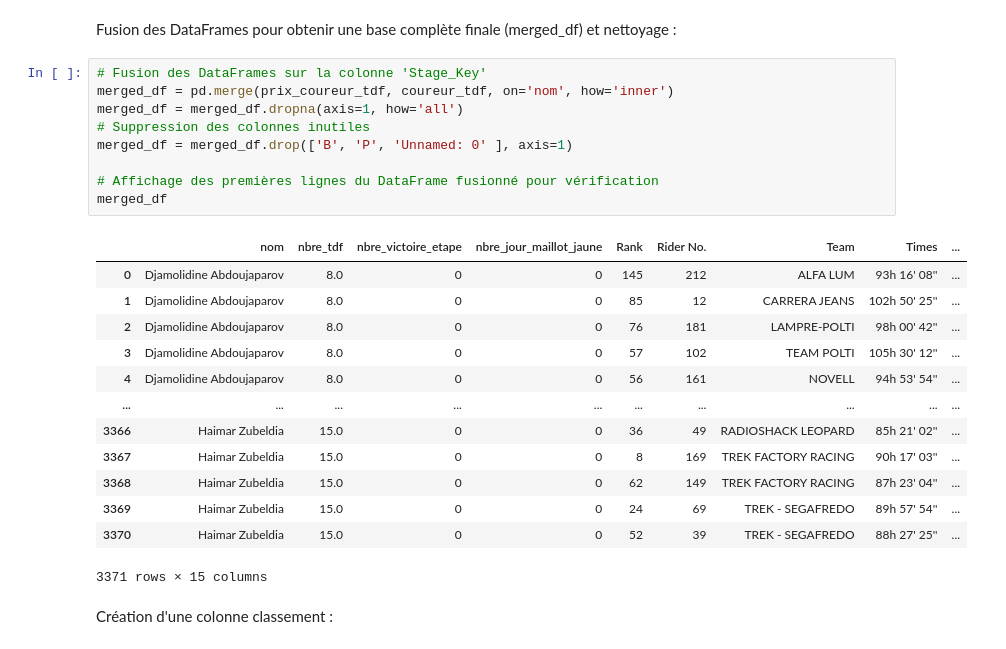
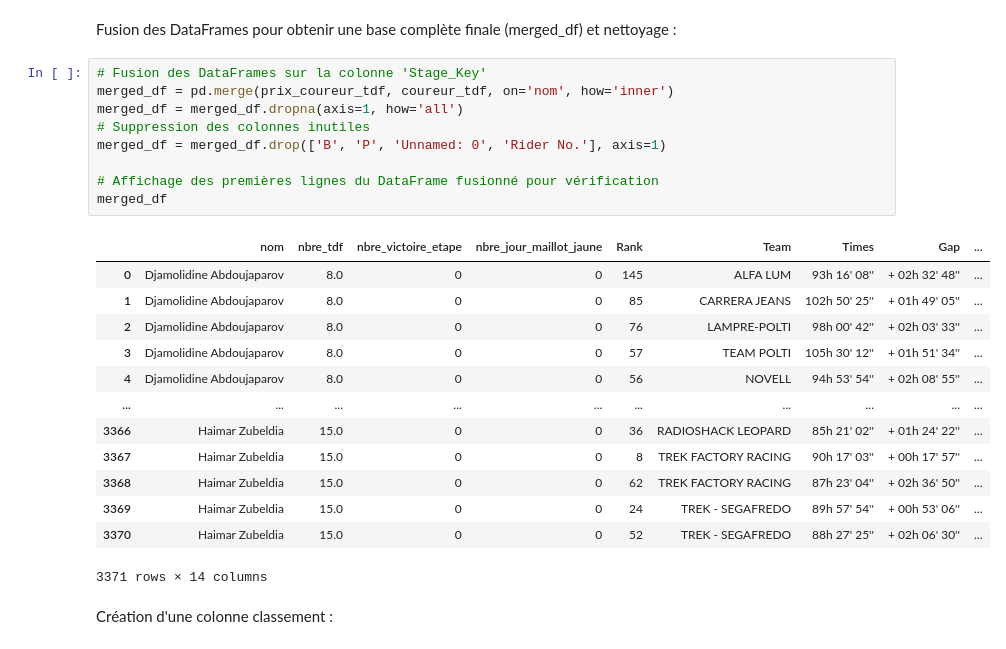
Before and after one commit to edequercize/Projet-Python, a Jupyter notebook: test_merge.ipynb, the cells around one changed output. Saved outputs shown, nothing was run; the diff lists cells and outputs as text.

```diff
--- a/test_merge.ipynb
+++ b/test_merge.ipynb
@@ -91,26 +91,26 @@ Fusion des DataFrames pour obtenir une base complète finale (merged_df) et nett
 # %%
 # Fusion des DataFrames sur la colonne 'Stage_Key'
 merged_df = pd.merge(prix_coureur_tdf, coureur_tdf, on='nom', how='inner')
 merged_df = merged_df.dropna(axis=1, how='all')
 # Suppression des colonnes inutiles
-merged_df = merged_df.drop(['B', 'P', 'Unnamed: 0' ], axis=1)
+merged_df = merged_df.drop(['B', 'P', 'Unnamed: 0', 'Rider No.'], axis=1)
 
 # Affichage des premières lignes du DataFrame fusionné pour vérification
 merged_df
 # %% [output]
-|  | nom | nbre_tdf | nbre_victoire_etape | nbre_jour_maillot_jaune | Rank | Rider No. | Team | Times | ... |
-| 0 | Djamolidine Abdoujaparov | 8.0 | 0 | 0 | 145 | 212 | ALFA LUM | 93h 16' 08'' | ... |
-| 1 | Djamolidine Abdoujaparov | 8.0 | 0 | 0 | 85 | 12 | CARRERA JEANS | 102h 50' 25'' | ... |
-| 2 | Djamolidine Abdoujaparov | 8.0 | 0 | 0 | 76 | 181 | LAMPRE-POLTI | 98h 00' 42'' | ... |
-| 3 | Djamolidine Abdoujaparov | 8.0 | 0 | 0 | 57 | 102 | TEAM POLTI | 105h 30' 12'' | ... |
-| 4 | Djamolidine Abdoujaparov | 8.0 | 0 | 0 | 56 | 161 | NOVELL | 94h 53' 54'' | ... |
+|  | nom | nbre_tdf | nbre_victoire_etape | nbre_jour_maillot_jaune | Rank | Team | Times | Gap | ... |
+| 0 | Djamolidine Abdoujaparov | 8.0 | 0 | 0 | 145 | ALFA LUM | 93h 16' 08'' | + 02h 32' 48'' | ... |
+| 1 | Djamolidine Abdoujaparov | 8.0 | 0 | 0 | 85 | CARRERA JEANS | 102h 50' 25'' | + 01h 49' 05'' | ... |
+| 2 | Djamolidine Abdoujaparov | 8.0 | 0 | 0 | 76 | LAMPRE-POLTI | 98h 00' 42'' | + 02h 03' 33'' | ... |
+| 3 | Djamolidine Abdoujaparov | 8.0 | 0 | 0 | 57 | TEAM POLTI | 105h 30' 12'' | + 01h 51' 34'' | ... |
+| 4 | Djamolidine Abdoujaparov | 8.0 | 0 | 0 | 56 | NOVELL | 94h 53' 54'' | + 02h 08' 55'' | ... |
 | ... | ... | ... | ... | ... | ... | ... | ... | ... | ... |
-| 3366 | Haimar Zubeldia | 15.0 | 0 | 0 | 36 | 49 | RADIOSHACK LEOPARD | 85h 21' 02'' | ... |
-| 3367 | Haimar Zubeldia | 15.0 | 0 | 0 | 8 | 169 | TREK FACTORY RACING | 90h 17' 03'' | ... |
-| 3368 | Haimar Zubeldia | 15.0 | 0 | 0 | 62 | 149 | TREK FACTORY RACING | 87h 23' 04'' | ... |
-| 3369 | Haimar Zubeldia | 15.0 | 0 | 0 | 24 | 69 | TREK - SEGAFREDO | 89h 57' 54'' | ... |
-| 3370 | Haimar Zubeldia | 15.0 | 0 | 0 | 52 | 39 | TREK - SEGAFREDO | 88h 27' 25'' | ... |
+| 3366 | Haimar Zubeldia | 15.0 | 0 | 0 | 36 | RADIOSHACK LEOPARD | 85h 21' 02'' | + 01h 24' 22'' | ... |
+| 3367 | Haimar Zubeldia | 15.0 | 0 | 0 | 8 | TREK FACTORY RACING | 90h 17' 03'' | + 00h 17' 57'' | ... |
+| 3368 | Haimar Zubeldia | 15.0 | 0 | 0 | 62 | TREK FACTORY RACING | 87h 23' 04'' | + 02h 36' 50'' | ... |
+| 3369 | Haimar Zubeldia | 15.0 | 0 | 0 | 24 | TREK - SEGAFREDO | 89h 57' 54'' | + 00h 53' 06'' | ... |
+| 3370 | Haimar Zubeldia | 15.0 | 0 | 0 | 52 | TREK - SEGAFREDO | 88h 27' 25'' | + 02h 06' 30'' | ... |
-3371 rows × 15 columns
+3371 rows × 14 columns
 # %% [markdown]
 Création d'une colonne classement :
 # %%
```
Also changed, not shown: parts of 5 cells of this notebook.
